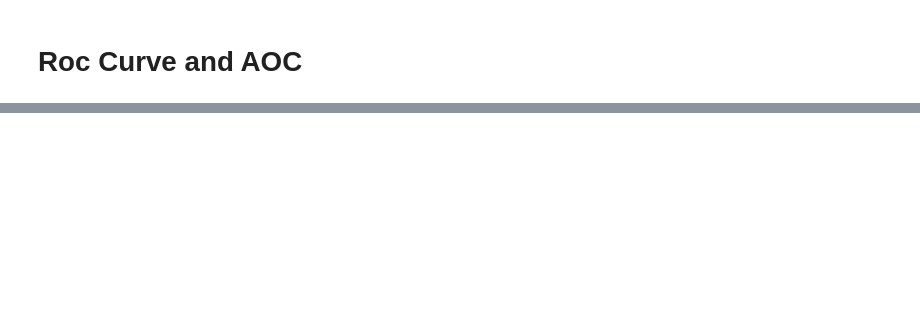
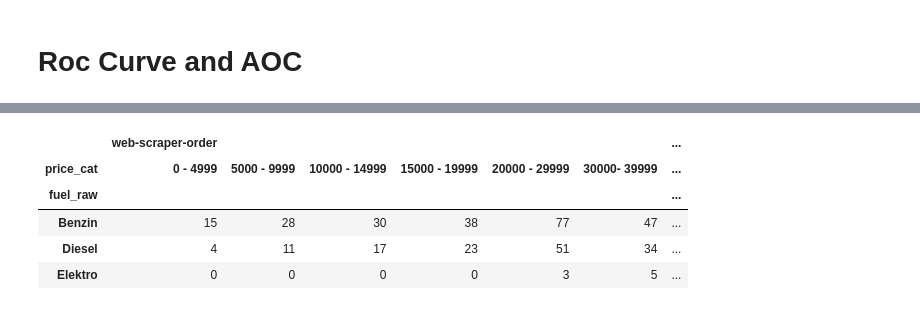
Before and after one commit to AleCecc/DA-SemesterProjekt, a Jupyter notebook: DA-Semesterprojekt.ipynb, the cells around one changed output, grey strips where cells are left out. Saved outputs shown, nothing was run; the diff lists cells and outputs as text; code cells hidden in the pictures; blank space fills up the shorter version.

Commit message:
chi squared test for contingency table

```diff
--- a/DA-Semesterprojekt.ipynb
+++ b/DA-Semesterprojekt.ipynb
@@ -552,0 +555,23 @@ plt.show()
+# %%
+from scipy.stats import chi2
+from scipy.stats import chi2_contingency
+
+df.drop(df[(df['fuel_raw'] == "Erdgas (CNG) / Benzin") ].index, inplace=True)
+df.drop(df[(df['fuel_raw'] == "Mild-Hybrid Benzin/Elektro") ].index, inplace=True)
+df.drop(df[(df['fuel_raw'] == "Mild-Hybrid Diesel/Elektro") ].index, inplace=True)
+df.drop(df[(df['fuel_raw'] == "Plug-in-Hybrid Benzin/Elektro") ].index, inplace=True)
+df.drop(df[(df['fuel_raw'] == "Voll-Hybrid Benzin/Elektro") ].index, inplace=True)
+df.drop(df[(df['fuel_raw'] == "grau") ].index, inplace=True)
+df.drop(df[(df['fuel_raw'] == "rot") ].index, inplace=True)
+df.drop(df[(df['fuel_raw'] == "schwarz") ].index, inplace=True)
+df.drop(df[(df['fuel_raw'] == "weiss") ].index, inplace=True)
+# %%
+# Create new categorical variable 'price_cat'
+# Create labels
+labels = ['0 - 4999', '5000 - 9999', '10000 - 14999', '15000 - 19999', '20000 - 29999', '30000-  39999', '40000 - 59999', '60000 - 79999', '>80000']
+
+# Create new categorical variable
+df["price_cat"] = pd.cut(df['price_raw'], bins=[0, 5000, 10000, 15000, 20000, 30000, 40000, 60000, 80000, 170000], labels=labels)
+
+# Check values
+df[['price_raw', 'price_cat']].head(10)
@@ -552,0 +590,14 @@ plt.show()
+# %%
+# Contingency table (numbers in the table are apartments)
+tab = pd.pivot_table(df[['web-scraper-order','fuel_raw', 'price_cat']],
+                     index=['fuel_raw'],
+                     columns=['price_cat'],
+                     aggfunc='count')
+tab
+# %% [output]
+|  | web-scraper-order |  |  |  |  |  | ... |
+| price_cat | 0 - 4999 | 5000 - 9999 | 10000 - 14999 | 15000 - 19999 | 20000 - 29999 | 30000- 39999 | ... |
+| fuel_raw |  |  |  |  |  |  | ... |
+| Benzin | 15 | 28 | 30 | 38 | 77 | 47 | ... |
+| Diesel | 4 | 11 | 17 | 23 | 51 | 34 | ... |
+| Elektro | 0 | 0 | 0 | 0 | 3 | 5 | ... |
```
Also changed, not shown: parts of 11 cells of this notebook.
